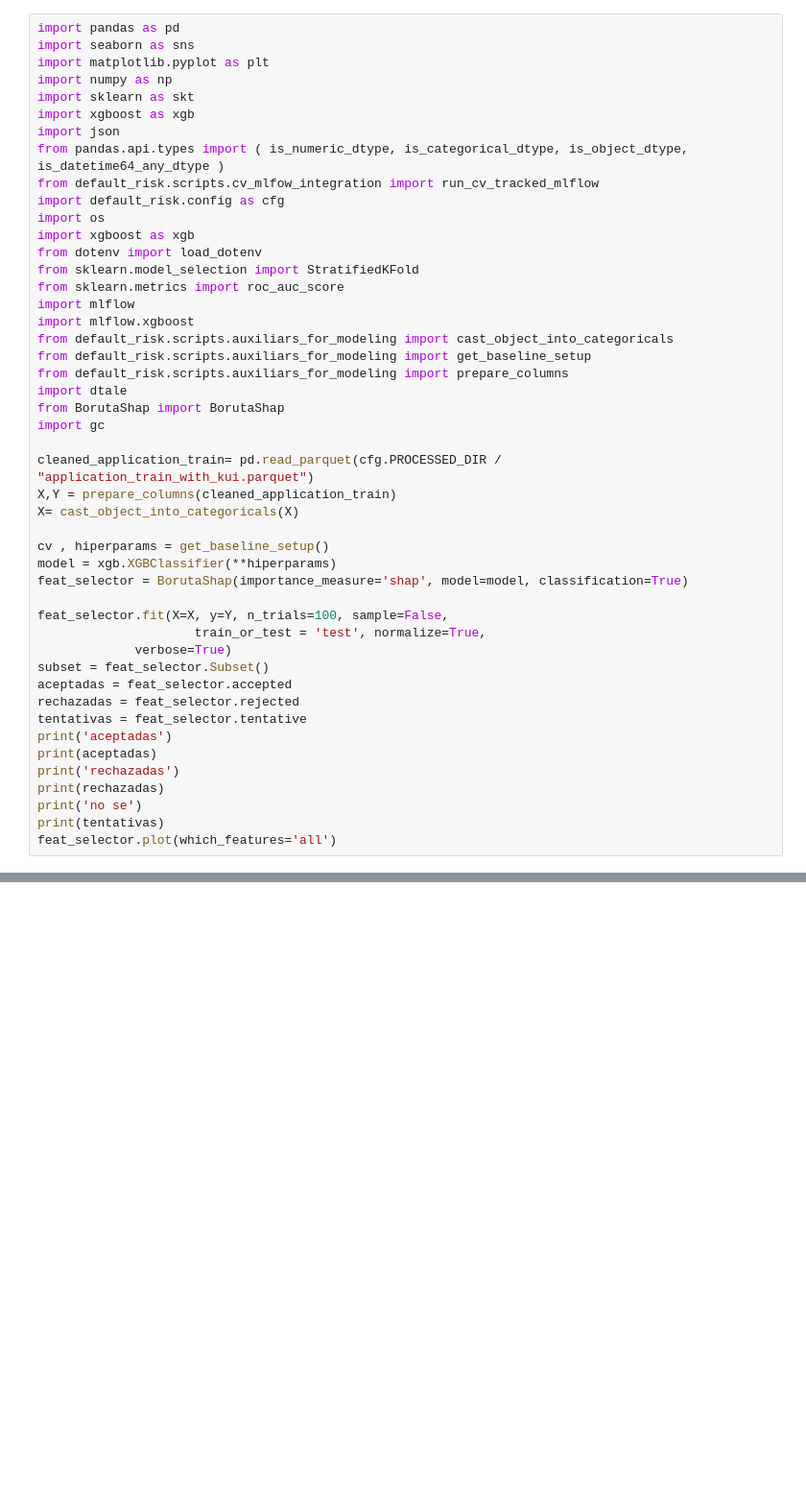
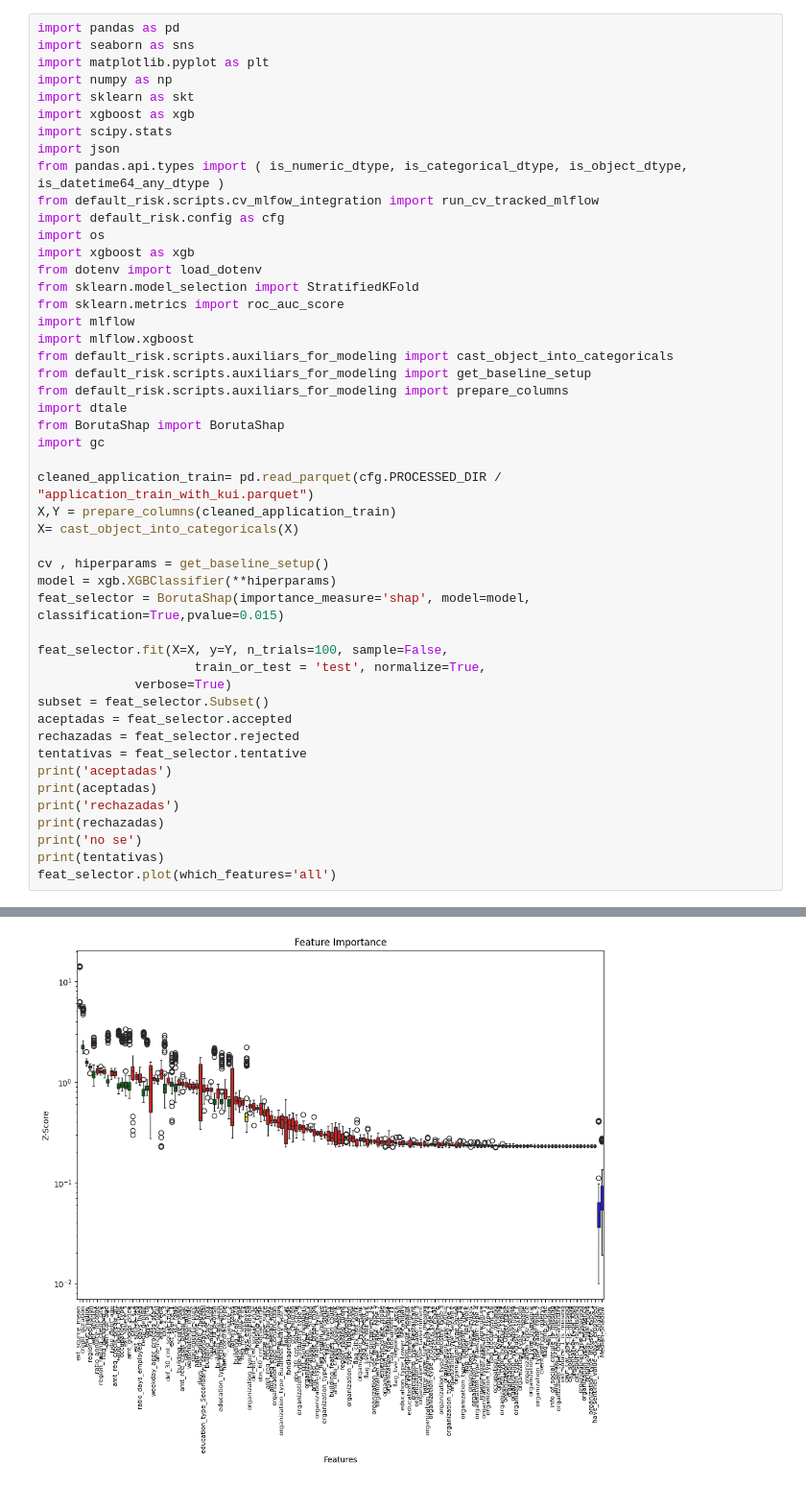
Before and after one commit to KuroEinzbern/Home-Credit-Default-Risk-Kaggle, a Jupyter notebook: notebooks/model_experiments/boruta_filtering.ipynb, the cells around one changed output, grey strips where cells are left out. Shown at 96% size. Saved outputs shown, nothing was run; the diff lists cells and outputs as text; blank space fills up the shorter version.

```diff
--- a/notebooks/model_experiments/boruta_filtering.ipynb
+++ b/notebooks/model_experiments/boruta_filtering.ipynb
@@ -5,6 +5,7 @@ import matplotlib.pyplot as plt
 import numpy as np
 import sklearn as skt
 import xgboost as xgb
+import scipy.stats
 import json
 from pandas.api.types import ( is_numeric_dtype, is_categorical_dtype, is_object_dtype, is_datetime64_any_dtype )
 from default_risk.scripts.cv_mlfow_integration import run_cv_tracked_mlflow
@@ -29,7 +30,7 @@ X= cast_object_into_categoricals(X)
 
 cv , hiperparams = get_baseline_setup()
 model = xgb.XGBClassifier(**hiperparams)
-feat_selector = BorutaShap(importance_measure='shap', model=model, classification=True)
+feat_selector = BorutaShap(importance_measure='shap', model=model, classification=True,pvalue=0.015)
 
 feat_selector.fit(X=X, y=Y, n_trials=100, sample=False,
             	     train_or_test = 'test', normalize=True,
@@ -50,0 +60 @@ KeyboardInterrupt:
+[figure, added]
```
Also changed, not shown: parts of 1 cell of this notebook, 8 other files.
